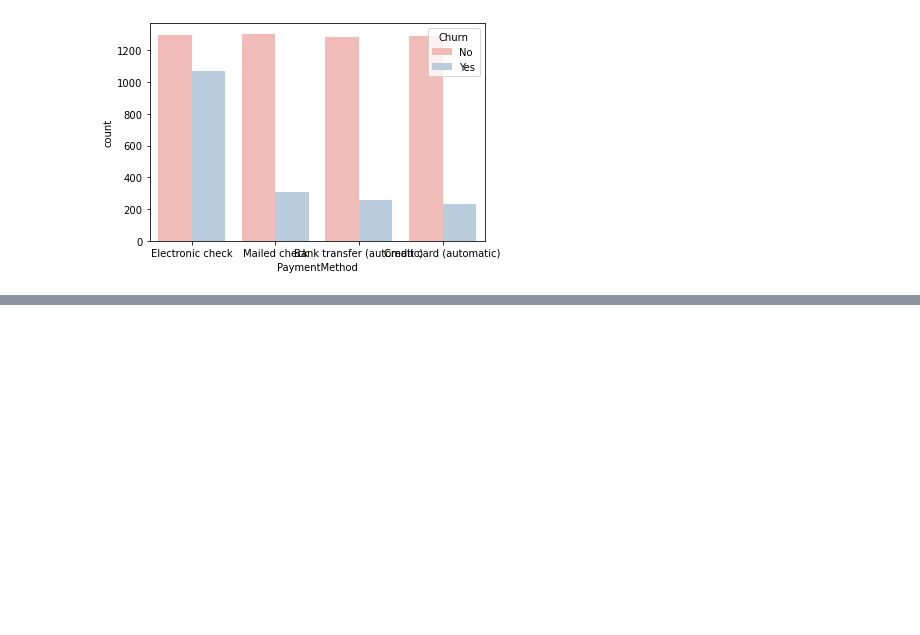
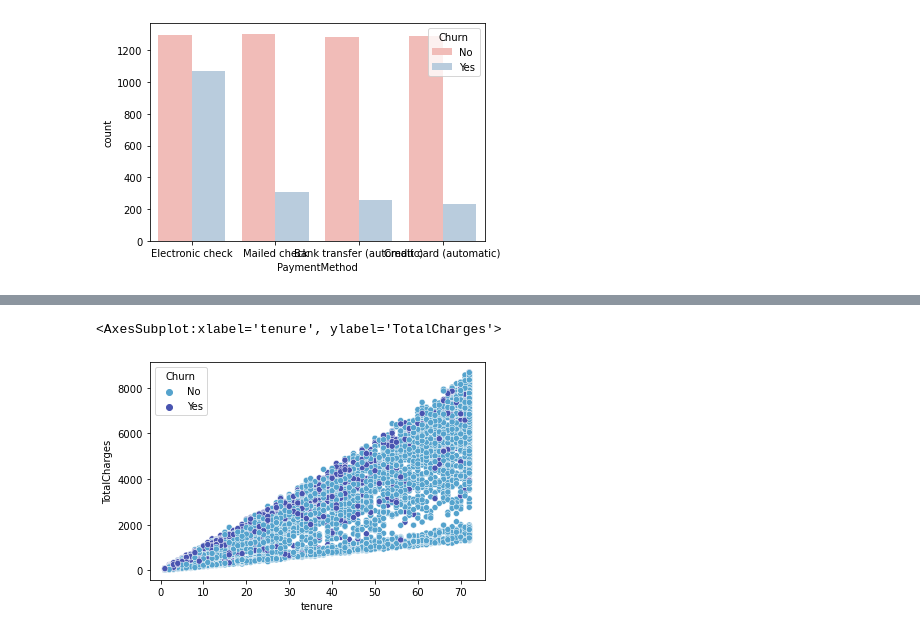
Before and after one commit to Ammon21/Telecom-Customer-Churn, a Jupyter notebook: notebook/main.ipynb, the cells around one changed output, grey strips where cells are left out. Saved outputs shown, nothing was run; the diff lists cells and outputs as text; code cells hidden in the pictures; blank space fills up the shorter version.

```diff
--- a/notebook/main.ipynb
+++ b/notebook/main.ipynb
@@ -198,0 +207,6 @@ sns.countplot(df.PaymentMethod, hue=df.Churn)
+# %%
+sns.set_palette("icefire")
+sns.scatterplot(dfx.tenure, dfx.TotalCharges,hue=df.Churn)
+# %% [output]
+<AxesSubplot:xlabel='tenure', ylabel='TotalCharges'>
+[figure, added]
```
Also changed, not shown: parts of 6 cells of this notebook.
